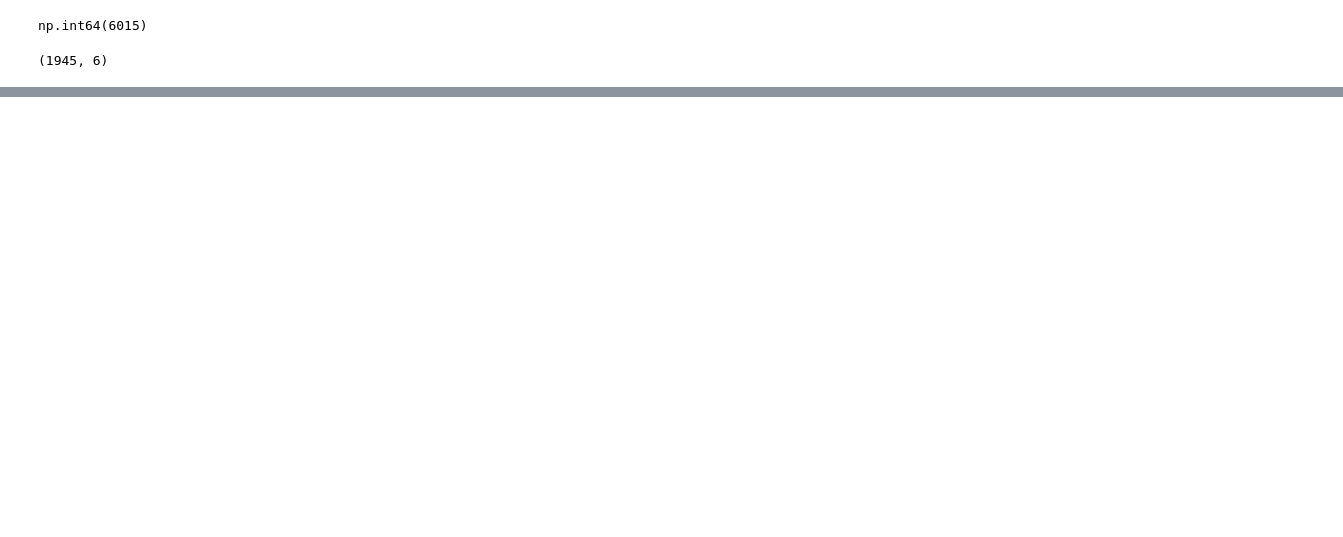
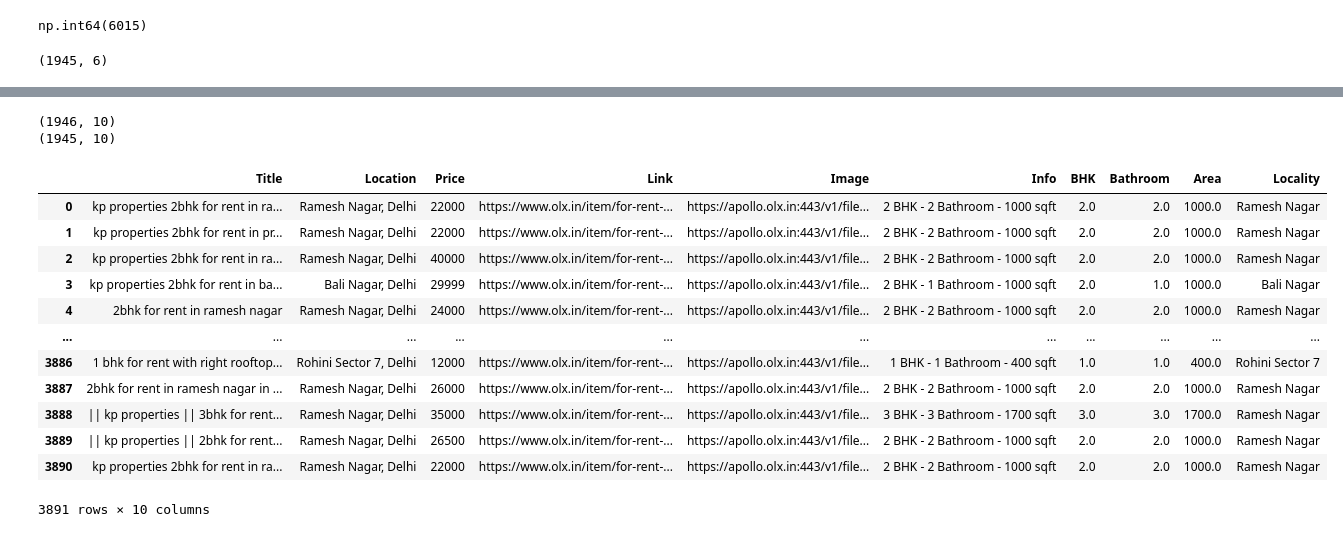
Before and after one commit to HanniKanchap/SmartRent, a Jupyter notebook: Cleaning/data_cleaning.ipynb, the cells around one changed output, grey strips where cells are left out. Drawn from its saved outputs; the diff is of its cells as text; code cells hidden in the pictures; blank space fills up the shorter version.

Commit message:
Updating data and assistant

```diff
--- a/Cleaning/data_cleaning.ipynb
+++ b/Cleaning/data_cleaning.ipynb
@@ -117,0 +127,2 @@ df.head()
+# %%
+df2 = pd.read_csv('../data/cleaned_data.csv',index_col=0)
@@ -118,3 +138,25 @@ df.head()
+# %%
+print(df2.shape)
+print(df.shape)
+# %% [output]
+(1946, 10)
+(1945, 10)
 # %%
-df.to_csv('../data/cleaned_data.csv',mode = 'a',header=False,index = False)
+merged_df = pd.concat([df, df2], ignore_index=True)
+# %%
+merged_df
+# %% [output]
+|  | Title | Location | Price | Link | Image | Info | BHK | Bathroom | Area | Locality |
+| 0 | kp properties 2bhk for rent in ra... | Ramesh Nagar, Delhi | 22000 | https://www.olx.in/item/for-rent-... | https://apollo.olx.in:443/v1/file... | 2 BHK - 2 Bathroom - 1000 sqft | 2.0 | 2.0 | 1000.0 | Ramesh Nagar |
+| 1 | kp properties 2bhk for rent in pr... | Ramesh Nagar, Delhi | 22000 | https://www.olx.in/item/for-rent-... | https://apollo.olx.in:443/v1/file... | 2 BHK - 2 Bathroom - 1000 sqft | 2.0 | 2.0 | 1000.0 | Ramesh Nagar |
+| 2 | kp properties 2bhk for rent in ra... | Ramesh Nagar, Delhi | 40000 | https://www.olx.in/item/for-rent-... | https://apollo.olx.in:443/v1/file... | 2 BHK - 2 Bathroom - 1000 sqft | 2.0 | 2.0 | 1000.0 | Ramesh Nagar |
+| 3 | kp properties 2bhk for rent in ba... | Bali Nagar, Delhi | 29999 | https://www.olx.in/item/for-rent-... | https://apollo.olx.in:443/v1/file... | 2 BHK - 1 Bathroom - 1000 sqft | 2.0 | 1.0 | 1000.0 | Bali Nagar |
+| 4 | 2bhk for rent in ramesh nagar | Ramesh Nagar, Delhi | 24000 | https://www.olx.in/item/for-rent-... | https://apollo.olx.in:443/v1/file... | 2 BHK - 2 Bathroom - 1000 sqft | 2.0 | 2.0 | 1000.0 | Ramesh Nagar |
+| ... | ... | ... | ... | ... | ... | ... | ... | ... | ... | ... |
+| 3886 | 1 bhk for rent with right rooftop... | Rohini Sector 7, Delhi | 12000 | https://www.olx.in/item/for-rent-... | https://apollo.olx.in:443/v1/file... | 1 BHK - 1 Bathroom - 400 sqft | 1.0 | 1.0 | 400.0 | Rohini Sector 7 |
+| 3887 | 2bhk for rent in ramesh nagar in ... | Ramesh Nagar, Delhi | 26000 | https://www.olx.in/item/for-rent-... | https://apollo.olx.in:443/v1/file... | 2 BHK - 2 Bathroom - 1000 sqft | 2.0 | 2.0 | 1000.0 | Ramesh Nagar |
+| 3888 | || kp properties || 3bhk for rent... | Ramesh Nagar, Delhi | 35000 | https://www.olx.in/item/for-rent-... | https://apollo.olx.in:443/v1/file... | 3 BHK - 3 Bathroom - 1700 sqft | 3.0 | 3.0 | 1700.0 | Ramesh Nagar |
+| 3889 | || kp properties || 2bhk for rent... | Ramesh Nagar, Delhi | 26500 | https://www.olx.in/item/for-rent-... | https://apollo.olx.in:443/v1/file... | 2 BHK - 2 Bathroom - 1000 sqft | 2.0 | 2.0 | 1000.0 | Ramesh Nagar |
+| 3890 | kp properties 2bhk for rent in ra... | Ramesh Nagar, Delhi | 22000 | https://www.olx.in/item/for-rent-... | https://apollo.olx.in:443/v1/file... | 2 BHK - 2 Bathroom - 1000 sqft | 2.0 | 2.0 | 1000.0 | Ramesh Nagar |
+3891 rows × 10 columns
 # %%
```
Also changed, not shown: parts of 14 cells of this notebook, 7 other files.
